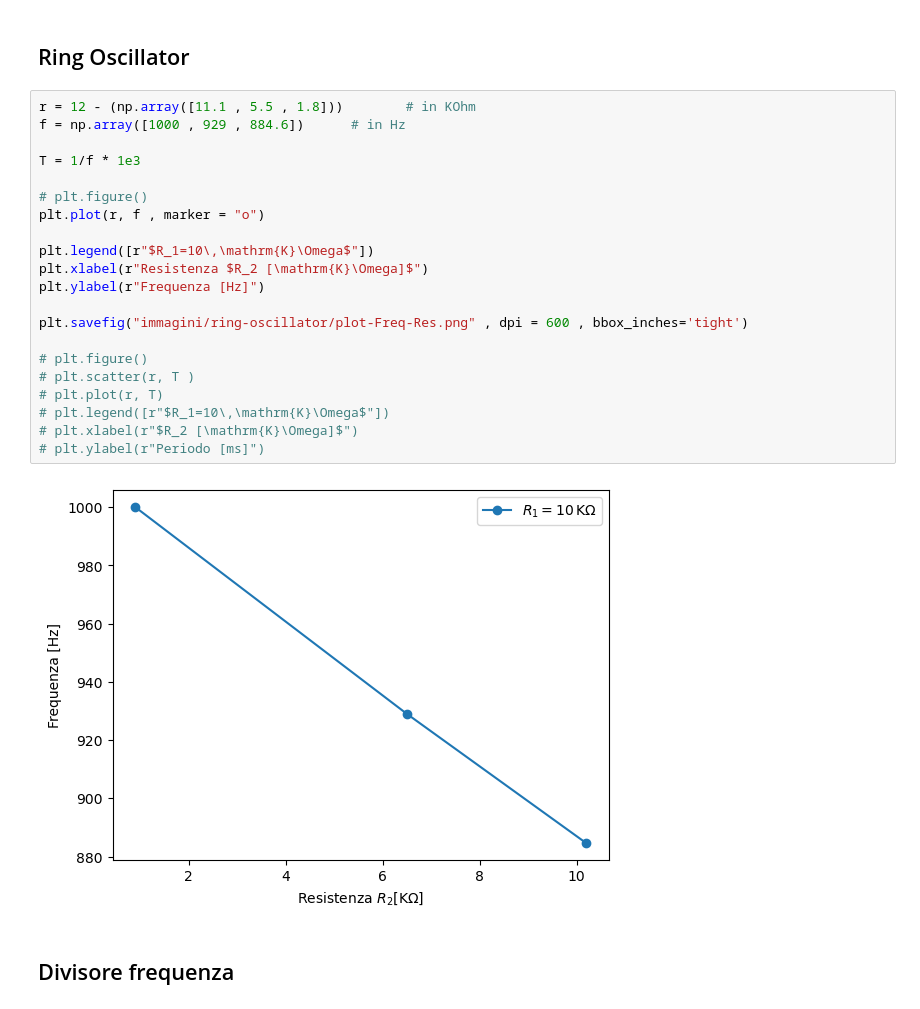
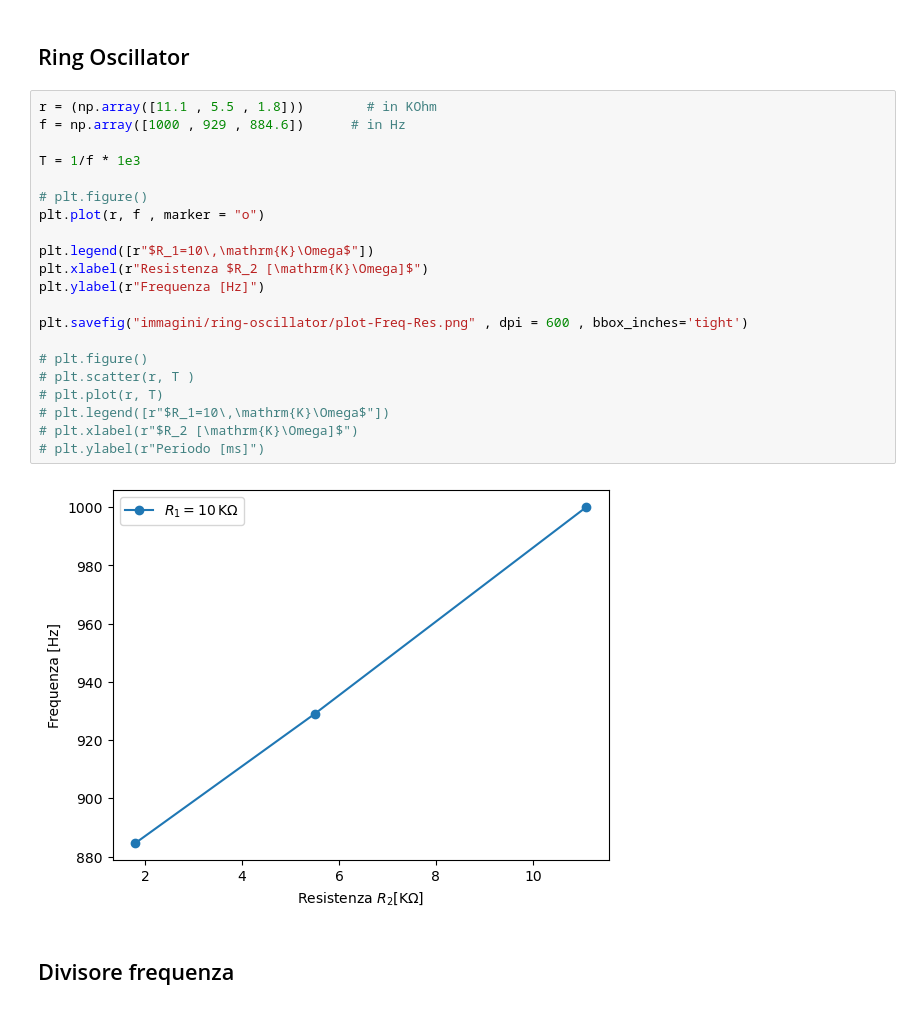
Before and after one commit to DecaMeron23/relazioni-laboratorio-elettronica, a Jupyter notebook: 04-lab-23-ottobre/analisi.ipynb, the cells around one changed output. Saved outputs shown, nothing was run; the diff lists cells and outputs as text.

```diff
--- a/04-lab-23-ottobre/analisi.ipynb
+++ b/04-lab-23-ottobre/analisi.ipynb
@@ -28,28 +28,28 @@ plt.savefig("immagini/circuiti-digitali/differenza-circuiti-analogici-digitali.p
 # %% [markdown]
 ## Ring Oscillator
 # %%
-r = 12 - (np.array([11.1 , 5.5 , 1.8]))        # in KOhm
+r = (np.array([11.1 , 5.5 , 1.8]))        # in KOhm
 f = np.array([1000 , 929 , 884.6])      # in Hz
 
 T = 1/f * 1e3
 
 # plt.figure()
 plt.plot(r, f , marker = "o")
 
 plt.legend([r"$R_1=10\,\mathrm{K}\Omega$"])
 plt.xlabel(r"Resistenza $R_2 [\mathrm{K}\Omega]$")
 plt.ylabel(r"Frequenza [Hz]")
 
 plt.savefig("immagini/ring-oscillator/plot-Freq-Res.png" , dpi = 600 , bbox_inches='tight')
 
 # plt.figure()
 # plt.scatter(r, T )
 # plt.plot(r, T)
 # plt.legend([r"$R_1=10\,\mathrm{K}\Omega$"])
 # plt.xlabel(r"$R_2 [\mathrm{K}\Omega]$")
 # plt.ylabel(r"Periodo [ms]")
 # %% [output]
-[figure, old version]
+[figure, new version]
 # %% [markdown]
 ## Divisore frequenza
 # %%
```
Also changed, not shown: 9 other files.
